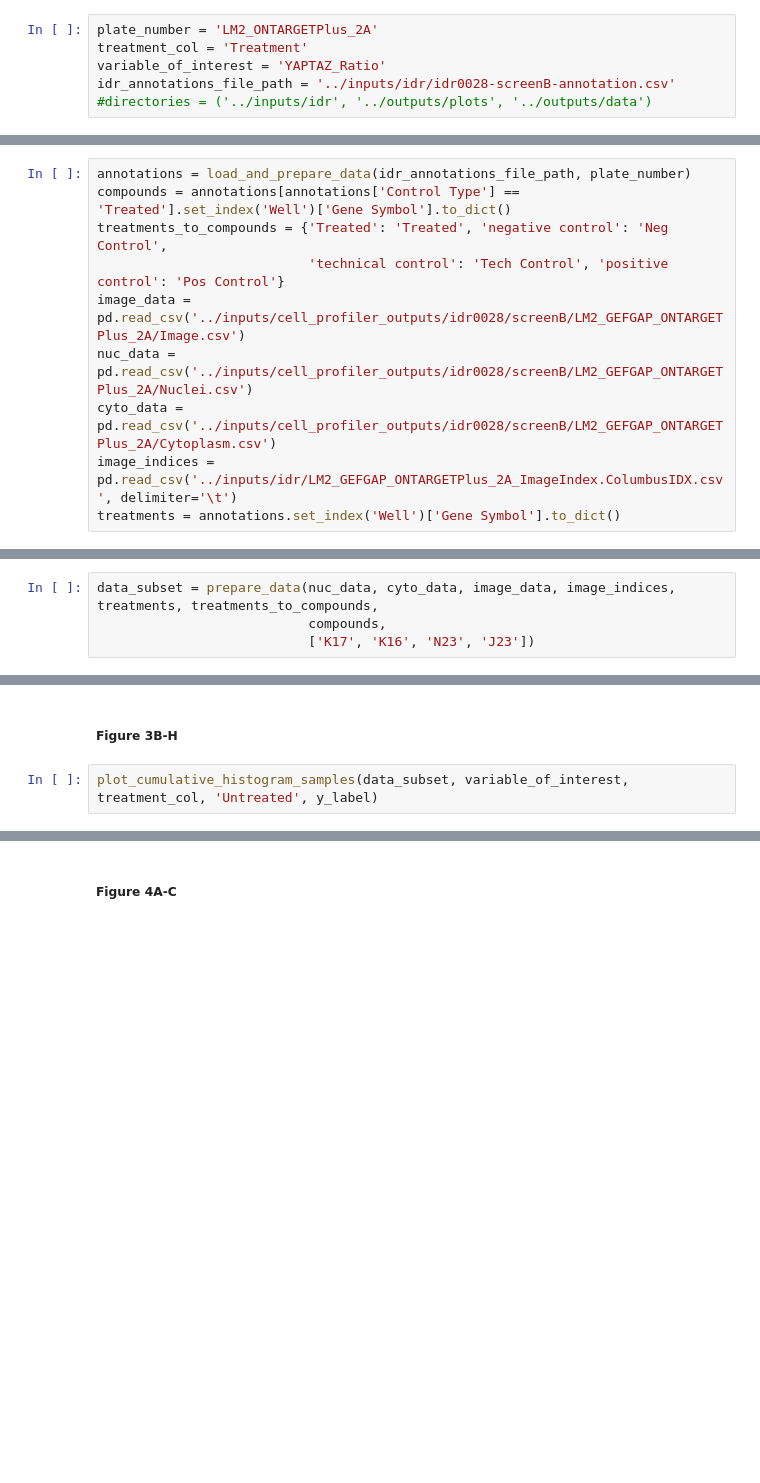
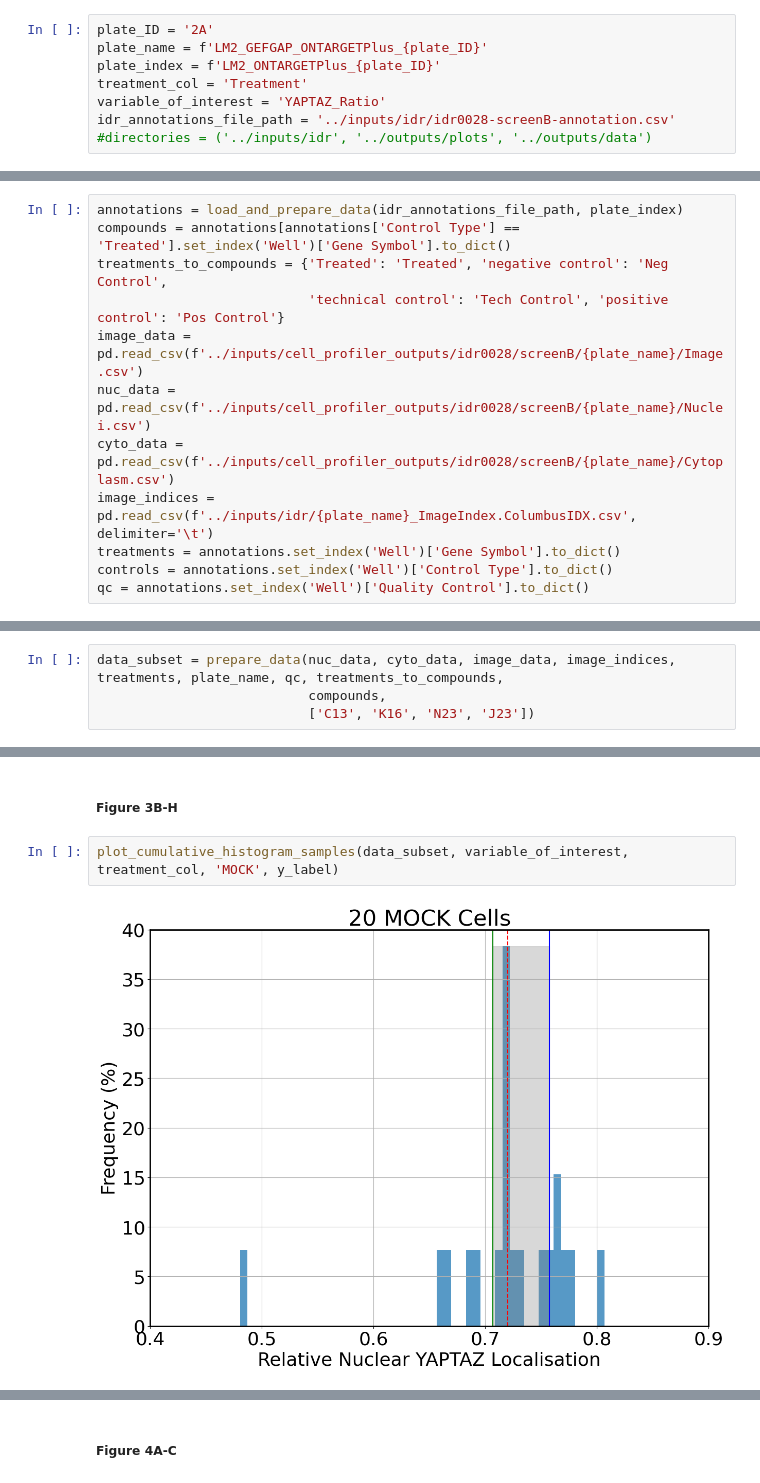
Before and after one commit to FrancisCrickInstitute/Enhancing-Reproducibility, a Jupyter notebook: notebooks/companion_notebook_idr0028.ipynb, the cells around one changed output, grey strips where cells are left out. Cells and saved outputs as stored; diff of their text form; blank space fills up the shorter version.

Commit message:
Further modifications to generate new figures

```diff
--- a/notebooks/companion_notebook_idr0028.ipynb
+++ b/notebooks/companion_notebook_idr0028.ipynb
@@ -20,7 +22,9 @@ y_label = 'Relative Nuclear YAPTAZ Localisation'
 # %% [markdown]
 #### Set up variables
 # %%
-plate_number = 'LM2_ONTARGETPlus_2A'
+plate_ID = '2A'
+plate_name = f'LM2_GEFGAP_ONTARGETPlus_{plate_ID}'
+plate_index = f'LM2_ONTARGETPlus_{plate_ID}'
 treatment_col = 'Treatment'
 variable_of_interest = 'YAPTAZ_Ratio'
 idr_annotations_file_path = '../inputs/idr/idr0028-screenB-annotation.csv'
@@ -28,21 +32,23 @@ idr_annotations_file_path = '../inputs/idr/idr0028-screenB-annotation.csv'
 # %% [markdown]
 #### Load CellProfile analysis output
 # %%
-annotations = load_and_prepare_data(idr_annotations_file_path, plate_number)
+annotations = load_and_prepare_data(idr_annotations_file_path, plate_index)
 compounds = annotations[annotations['Control Type'] == 'Treated'].set_index('Well')['Gene Symbol'].to_dict()
 treatments_to_compounds = {'Treated': 'Treated', 'negative control': 'Neg Control',
                            'technical control': 'Tech Control', 'positive control': 'Pos Control'}
-image_data = pd.read_csv('../inputs/cell_profiler_outputs/idr0028/screenB/LM2_GEFGAP_ONTARGETPlus_2A/Image.csv')
-nuc_data = pd.read_csv('../inputs/cell_profiler_outputs/idr0028/screenB/LM2_GEFGAP_ONTARGETPlus_2A/Nuclei.csv')
-cyto_data = pd.read_csv('../inputs/cell_profiler_outputs/idr0028/screenB/LM2_GEFGAP_ONTARGETPlus_2A/Cytoplasm.csv')
-image_indices = pd.read_csv('../inputs/idr/LM2_GEFGAP_ONTARGETPlus_2A_ImageIndex.ColumbusIDX.csv', delimiter='\t')
+image_data = pd.read_csv(f'../inputs/cell_profiler_outputs/idr0028/screenB/{plate_name}/Image.csv')
+nuc_data = pd.read_csv(f'../inputs/cell_profiler_outputs/idr0028/screenB/{plate_name}/Nuclei.csv')
+cyto_data = pd.read_csv(f'../inputs/cell_profiler_outputs/idr0028/screenB/{plate_name}/Cytoplasm.csv')
+image_indices = pd.read_csv(f'../inputs/idr/{plate_name}_ImageIndex.ColumbusIDX.csv', delimiter='\t')
 treatments = annotations.set_index('Well')['Gene Symbol'].to_dict()
+controls = annotations.set_index('Well')['Control Type'].to_dict()
+qc = annotations.set_index('Well')['Quality Control'].to_dict()
 # %% [markdown]
 #### Select data subsets
 # %%
-data_subset = prepare_data(nuc_data, cyto_data, image_data, image_indices, treatments, treatments_to_compounds,
+data_subset = prepare_data(nuc_data, cyto_data, image_data, image_indices, treatments, plate_name, qc, treatments_to_compounds,
                            compounds,
-                           ['K17', 'K16', 'N23', 'J23'])
+                           ['C13', 'K16', 'N23', 'J23'])
 # %% [markdown]
 #### Plot figures
 ##### Figure 2A-F
@@ -76,4 +76,6 @@ plot_iqr_v_sample_size([*range(10, 500, 10)], 100, data_subset, treatment_col, v
 # %% [markdown]
 ##### Figure 3B-H
 # %%
-plot_cumulative_histogram_samples(data_subset, variable_of_interest, treatment_col, 'Untreated', y_label)
+plot_cumulative_histogram_samples(data_subset, variable_of_interest, treatment_col, 'MOCK', y_label)
+# %% [output]
+[figure, added]
```
Also changed, not shown: parts of 8 cells of this notebook, 2 other files.
